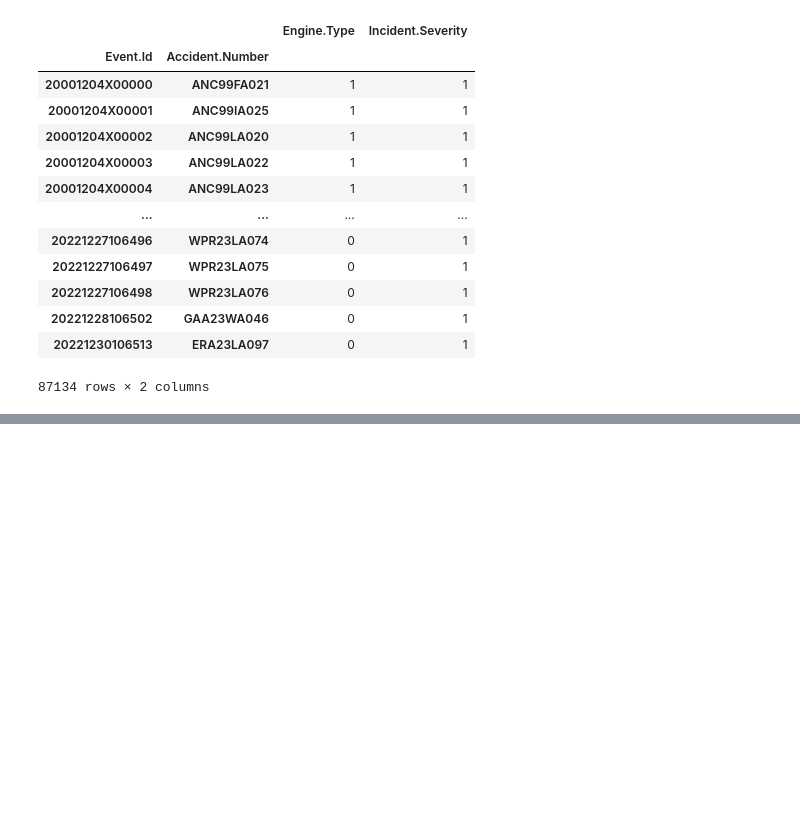
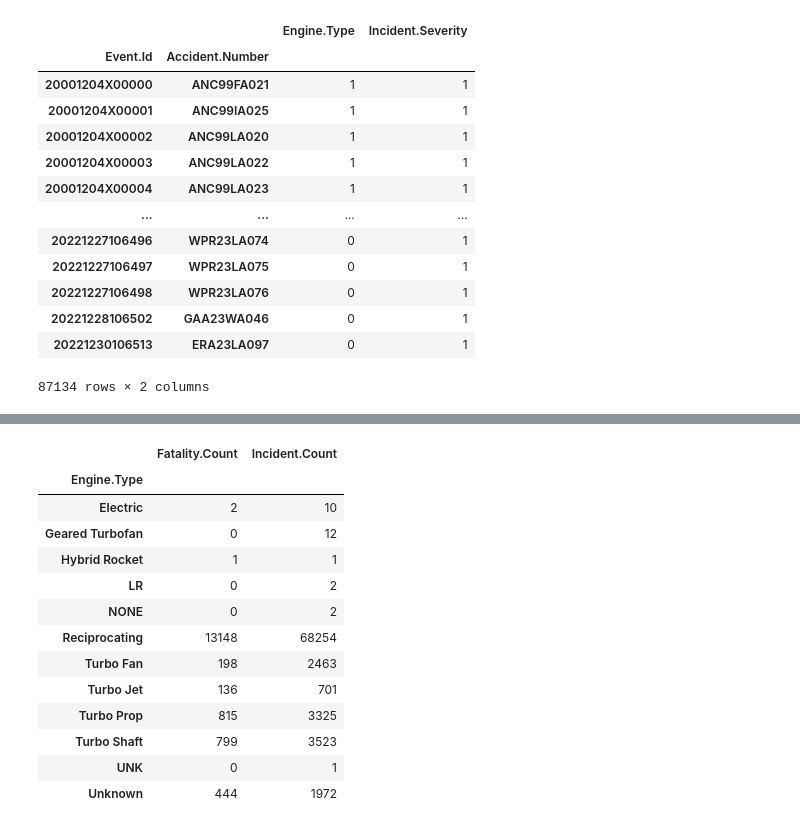
Before and after one commit to AndrewReusche/dsc-phase-1-project-v3, a Jupyter notebook: student.ipynb, the cells around one changed output, grey strips where cells are left out. Drawn from its saved outputs; the diff is of its cells as text; code cells hidden in the pictures; blank space fills up the shorter version.

```diff
--- a/student.ipynb
+++ b/student.ipynb
@@ -849,0 +898,2 @@ memory usage: 3.1+ MB
+# %%
+Engine_Type_Count_Series=Engine_Type_Scrubbed['Engine.Type'].value_counts()
@@ -849,0 +906,2 @@ memory usage: 3.1+ MB
+# %%
+Engine_Count=Engine_Type_Count_Series.to_frame()
@@ -849,0 +927,2 @@ memory usage: 3.1+ MB
+# %%
+Engine_Count.rename(columns={'count': 'Incident.Count'},inplace=True)
@@ -849,0 +950,19 @@ memory usage: 3.1+ MB
+# %%
+Engine_Fatality_Analysis=Engine_Fatality_Count.join(Engine_Count, how='inner')
+# %%
+Engine_Fatality_Analysis
+# %% [output]
+|  | Fatality.Count | Incident.Count |
+| Engine.Type |  |  |
+| Electric | 2 | 10 |
+| Geared Turbofan | 0 | 12 |
+| Hybrid Rocket | 1 | 1 |
+| LR | 0 | 2 |
+| NONE | 0 | 2 |
+| Reciprocating | 13148 | 68254 |
+| Turbo Fan | 198 | 2463 |
+| Turbo Jet | 136 | 701 |
+| Turbo Prop | 815 | 3325 |
+| Turbo Shaft | 799 | 3523 |
+| UNK | 0 | 1 |
+| Unknown | 444 | 1972 |
```
Also changed, not shown: parts of 25 cells of this notebook.
